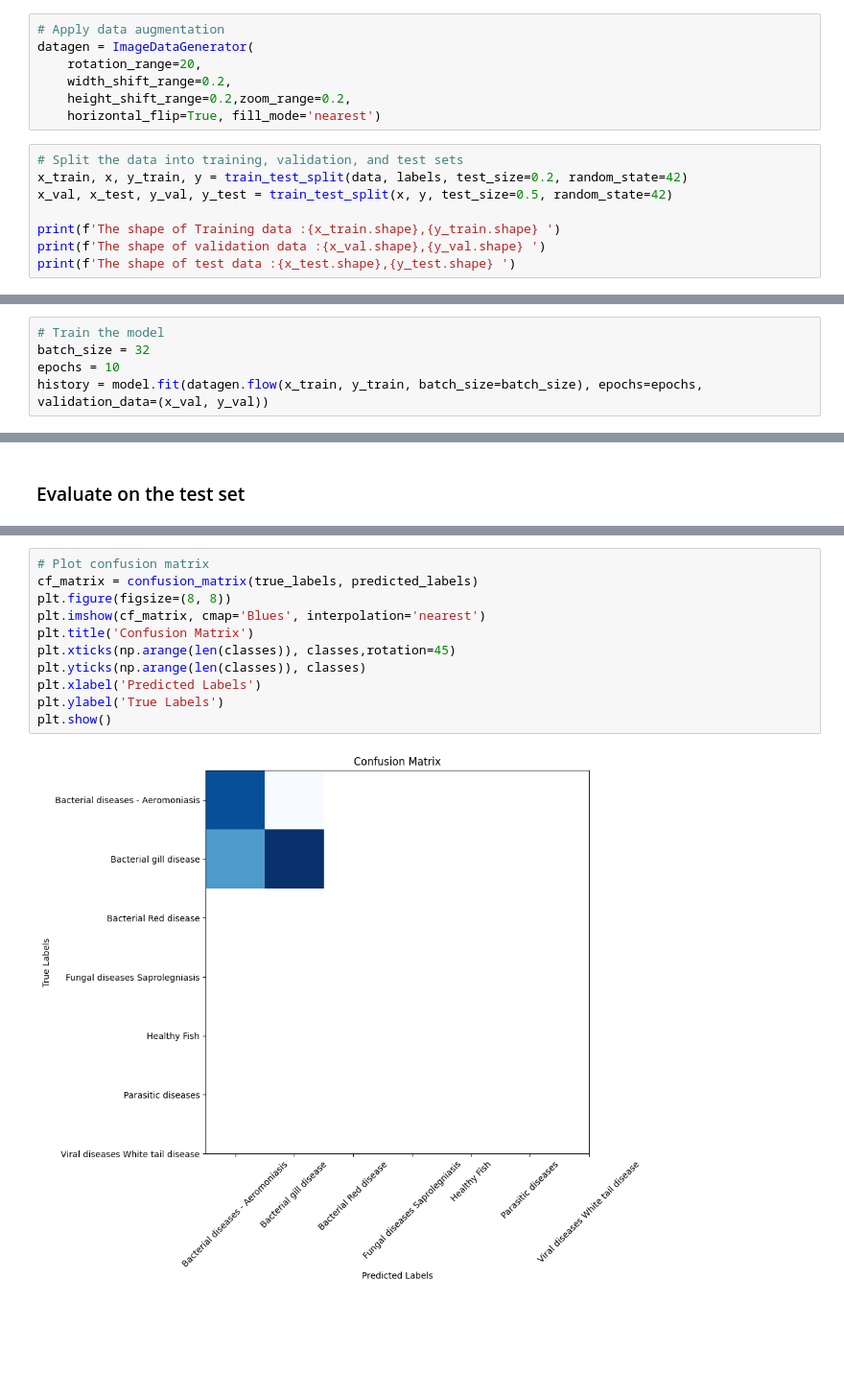
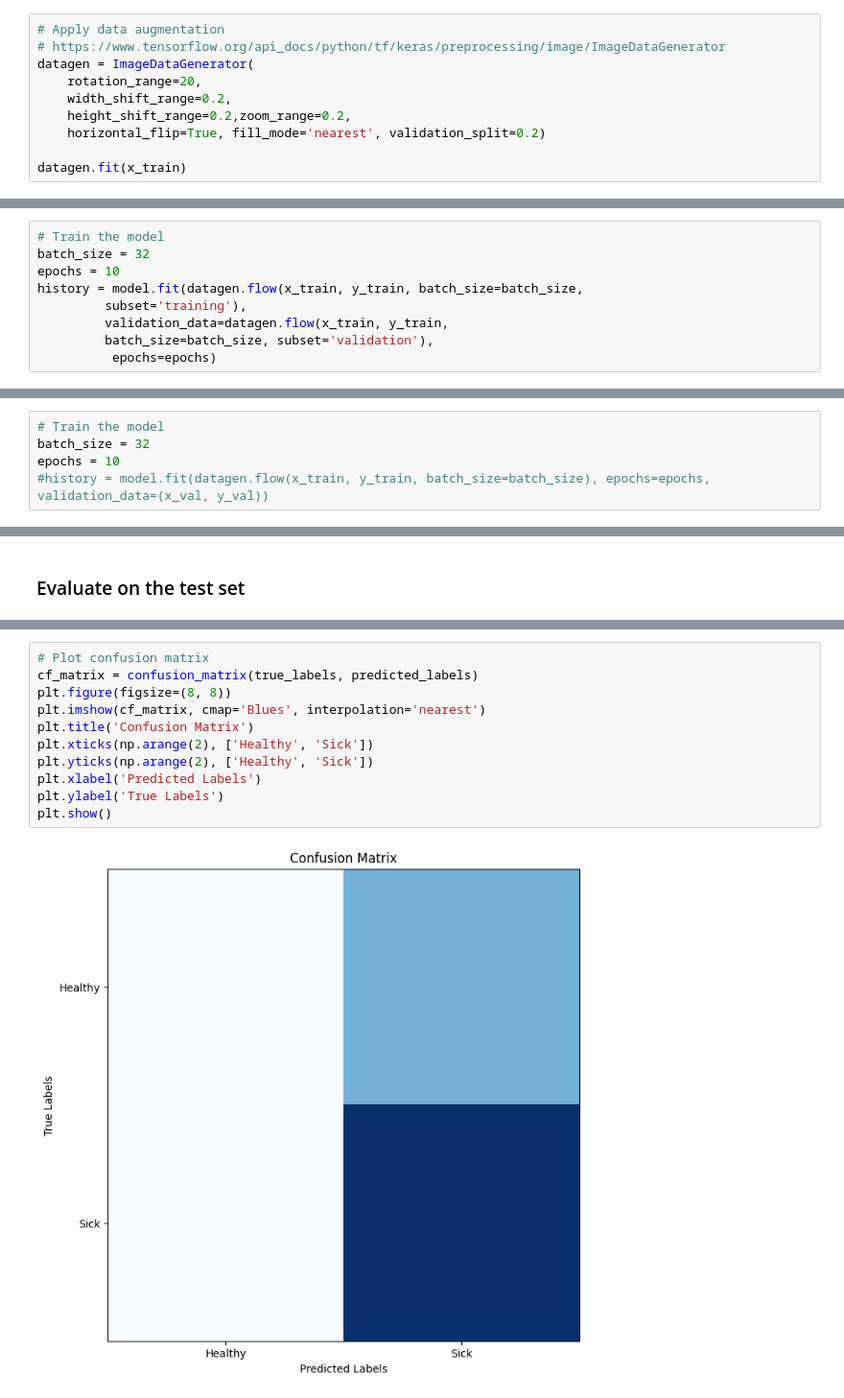
Before and after one commit to VineelaNedunuri/Deep-Learning, a Jupyter notebook: Project/model.ipynb, the cells around one changed output, grey strips where cells are left out. Shown at 96% size. Drawn from its saved outputs; the diff is of its cells as text; blank space fills up the shorter version.

Commit message:
cnn model for fish images

```diff
--- a/Project/model.ipynb
+++ b/Project/model.ipynb
@@ -60,15 +71,10 @@ print(labels.shape)
 # %%
 # Apply data augmentation
+# https://www.tensorflow.org/api_docs/python/tf/keras/preprocessing/image/ImageDataGenerator
 datagen = ImageDataGenerator(
     rotation_range=20,
     width_shift_range=0.2,
     height_shift_range=0.2,zoom_range=0.2,
-    horizontal_flip=True, fill_mode='nearest')
+    horizontal_flip=True, fill_mode='nearest', validation_split=0.2)
+
+datagen.fit(x_train)
-# %%
-# Split the data into training, validation, and test sets
-x_train, x, y_train, y = train_test_split(data, labels, test_size=0.2, random_state=42)
-x_val, x_test, y_val, y_test = train_test_split(x, y, test_size=0.5, random_state=42)
-
-print(f'The shape of Training data :{x_train.shape},{y_train.shape} ')
-print(f'The shape of validation data :{x_val.shape},{y_val.shape} ')
-print(f'The shape of test data :{x_test.shape},{y_test.shape} ')
@@ -122,2 +124,11 @@ model.summary()
 # %% [markdown]
 ### Train the model
+# %%
+# Train the model
+batch_size = 32
+epochs = 10
+history = model.fit(datagen.flow(x_train, y_train, batch_size=batch_size,
+         subset='training'),
+         validation_data=datagen.flow(x_train, y_train,
+         batch_size=batch_size, subset='validation'),
+          epochs=epochs)
@@ -125,4 +157,4 @@ model.summary()
 # Train the model
 batch_size = 32
 epochs = 10
-history = model.fit(datagen.flow(x_train, y_train, batch_size=batch_size), epochs=epochs, validation_data=(x_val, y_val))
+#history = model.fit(datagen.flow(x_train, y_train, batch_size=batch_size), epochs=epochs, validation_data=(x_val, y_val))
@@ -215,13 +216,13 @@ weighted avg       0.82      0.74      0.74        46
 # %%
 # Plot confusion matrix
 cf_matrix = confusion_matrix(true_labels, predicted_labels)
 plt.figure(figsize=(8, 8))
 plt.imshow(cf_matrix, cmap='Blues', interpolation='nearest')
 plt.title('Confusion Matrix')
-plt.xticks(np.arange(len(classes)), classes,rotation=45)
-plt.yticks(np.arange(len(classes)), classes)
+plt.xticks(np.arange(2), ['Healthy', 'Sick'])
+plt.yticks(np.arange(2), ['Healthy', 'Sick'])
 plt.xlabel('Predicted Labels')
 plt.ylabel('True Labels')
 plt.show()
 # %% [output]
-[figure, old version]
+[figure, new version]
```
Also changed, not shown: parts of 11 cells of this notebook.
